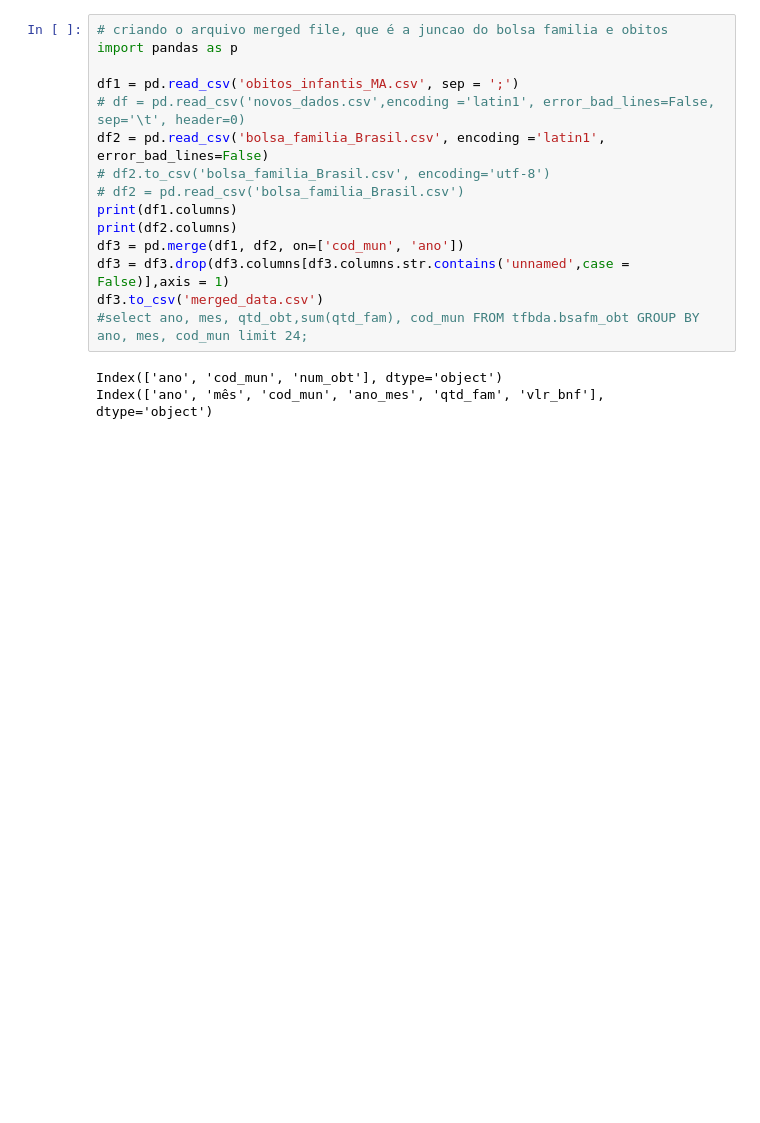
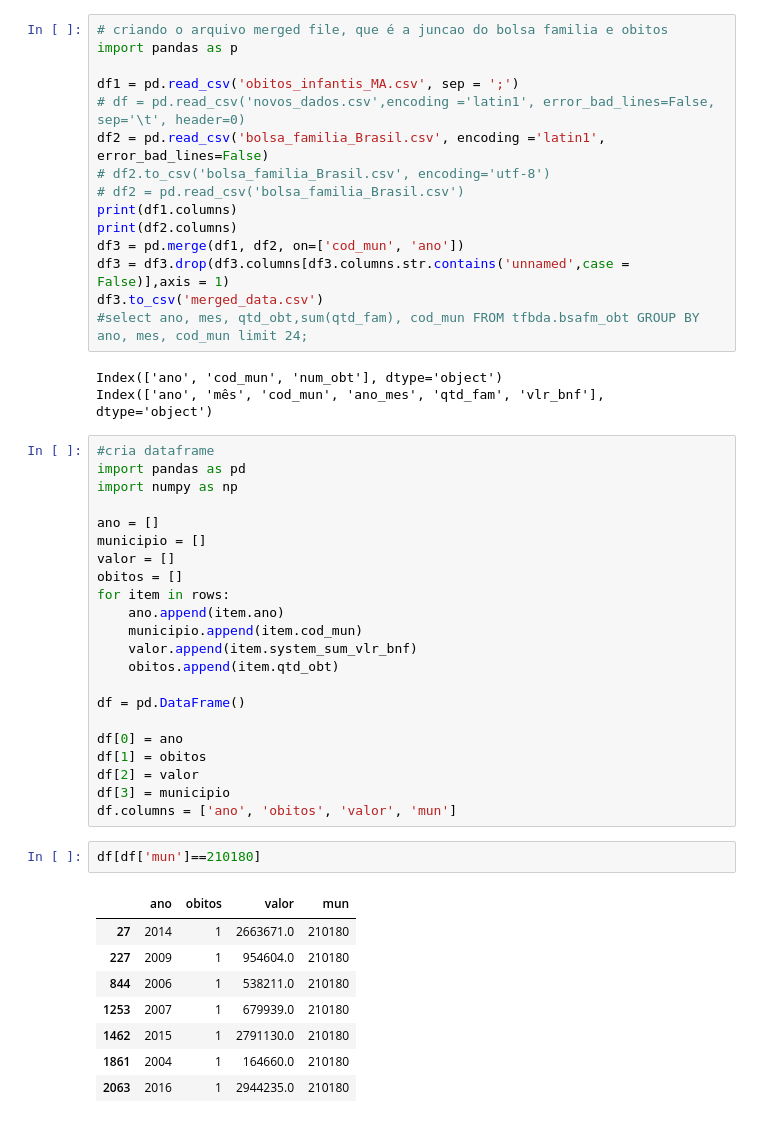
Before and after one commit to pedrobpio/BDAproject, a Jupyter notebook: projectIPI.ipynb, the cells around one changed output. Drawn from its saved outputs; the diff is of its cells as text; blank space fills up the shorter version.

```diff
--- a/projectIPI.ipynb
+++ b/projectIPI.ipynb
@@ -60,3 +60,36 @@ df3.to_csv('merged_data.csv')
 # %% [output]
 Index(['ano', 'cod_mun', 'num_obt'], dtype='object')
 Index(['ano', 'mês', 'cod_mun', 'ano_mes', 'qtd_fam', 'vlr_bnf'], dtype='object')
+# %%
+#cria dataframe
+import pandas as pd
+import numpy as np
+
+ano = []
+municipio = []
+valor = []
+obitos = []
+for item in rows:
+    ano.append(item.ano)
+    municipio.append(item.cod_mun)
+    valor.append(item.system_sum_vlr_bnf)
+    obitos.append(item.qtd_obt)
+
+df = pd.DataFrame()
+
+df[0] = ano
+df[1] = obitos
+df[2] = valor
+df[3] = municipio
+df.columns = ['ano', 'obitos', 'valor', 'mun']
+# %%
+df[df['mun']==210180]
+# %% [output]
+|  | ano | obitos | valor | mun |
+| 27 | 2014 | 1 | 2663671.0 | 210180 |
+| 227 | 2009 | 1 | 954604.0 | 210180 |
+| 844 | 2006 | 1 | 538211.0 | 210180 |
+| 1253 | 2007 | 1 | 679939.0 | 210180 |
+| 1462 | 2015 | 1 | 2791130.0 | 210180 |
+| 1861 | 2004 | 1 | 164660.0 | 210180 |
+| 2063 | 2016 | 1 | 2944235.0 | 210180 |
```
Also changed, not shown: parts of 2 cells of this notebook, 1 other file.
